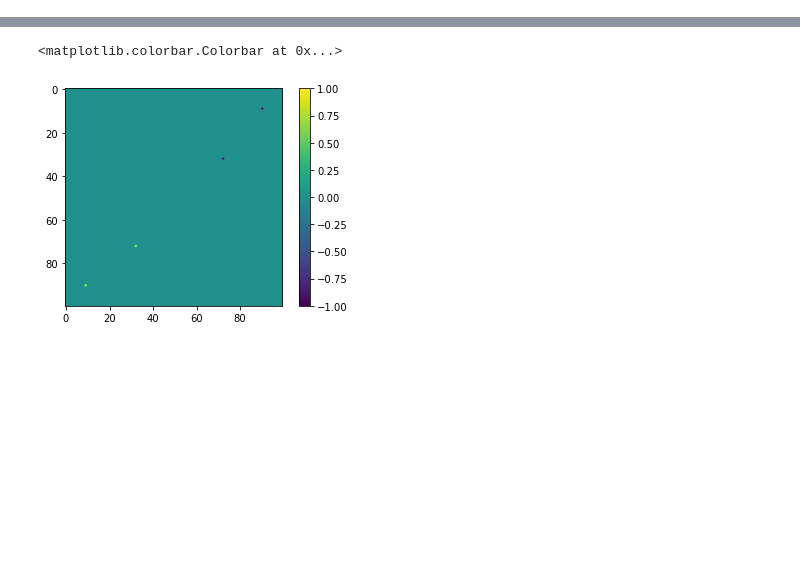
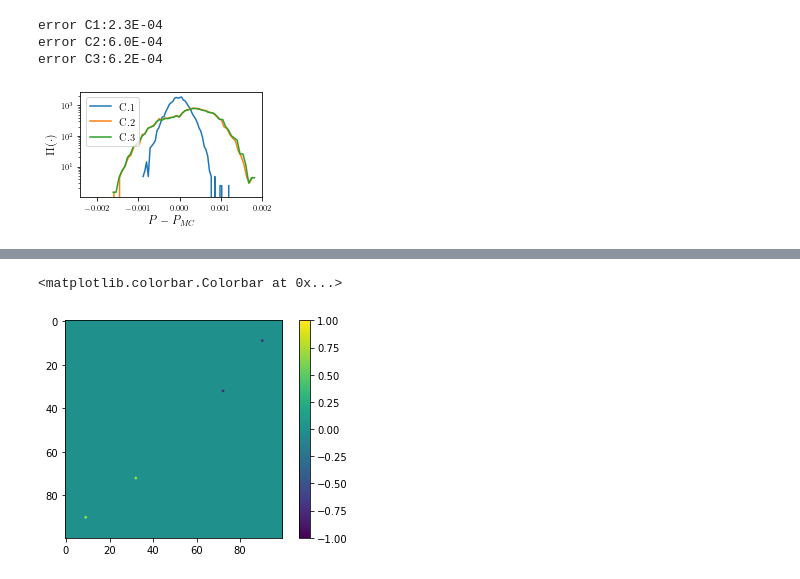
Before and after one commit to g-torr/uncovering-non-eq, a Jupyter notebook: appendix_2/different_OTA/Untitled.ipynb, the cells around one changed output, grey strips where cells are left out. Cells and saved outputs as stored; diff of their text form; code cells hidden in the pictures; blank space fills up the shorter version.

```diff
--- a/appendix_2/different_OTA/Untitled.ipynb
+++ b/appendix_2/different_OTA/Untitled.ipynb
@@ -46,0 +56,12 @@ plt.tight_layout()
+# %%
+kin = 3
+kind = 'symmetric'
+load_and_hist(kin,kind)
+#plt.title(kind)
+plt.tight_layout()
+plt.savefig('different_OTA_'+kind+'.pdf')
+# %% [output]
+error C1:2.3E-04
+error C2:6.0E-04
+error C3:6.2E-04
+[figure, added]
```
Also changed, not shown: parts of 6 cells of this notebook, 5 other files.
